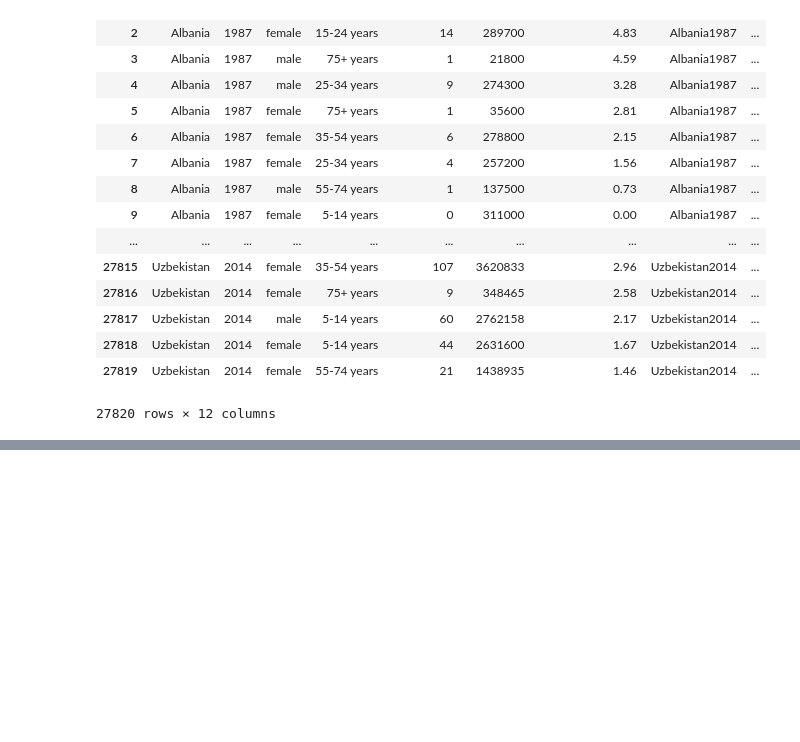
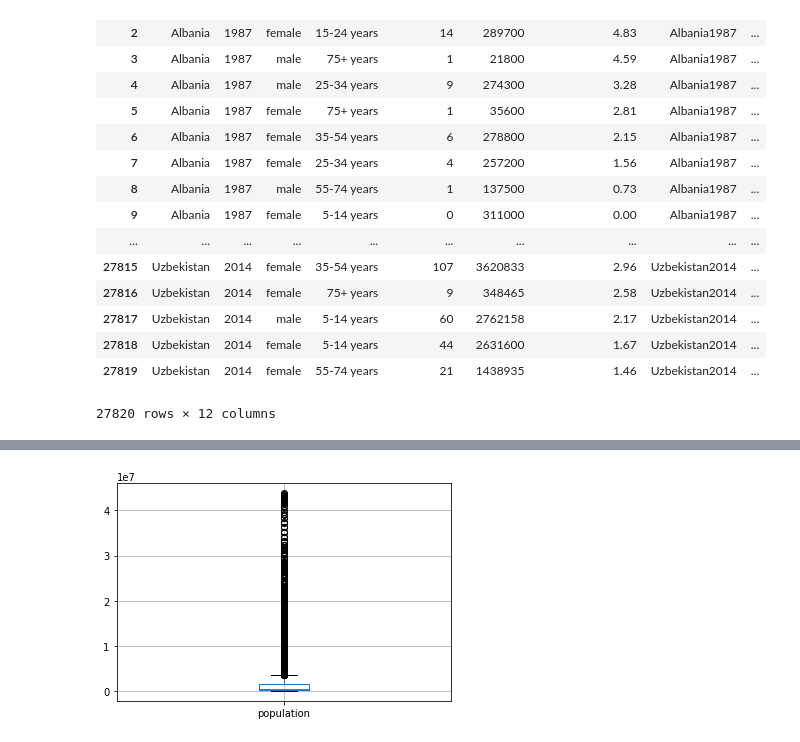
Before and after one commit to cshihting/FIT5147-DataVisualisation, a Jupyter notebook: DataExplorationProject/data_wrangling.ipynb, the cells around one changed output, grey strips where cells are left out. Drawn from its saved outputs; the diff is of its cells as text; code cells hidden in the pictures; blank space fills up the shorter version.

```diff
--- a/DataExplorationProject/data_wrangling.ipynb
+++ b/DataExplorationProject/data_wrangling.ipynb
@@ -46,0 +160,4 @@ pd.isna(df)
+# %%
+bp = new_df.boxplot(column='population')
+# %% [output]
+[figure, added]
```
Also changed, not shown: parts of 22 cells of this notebook, 4 other files.
